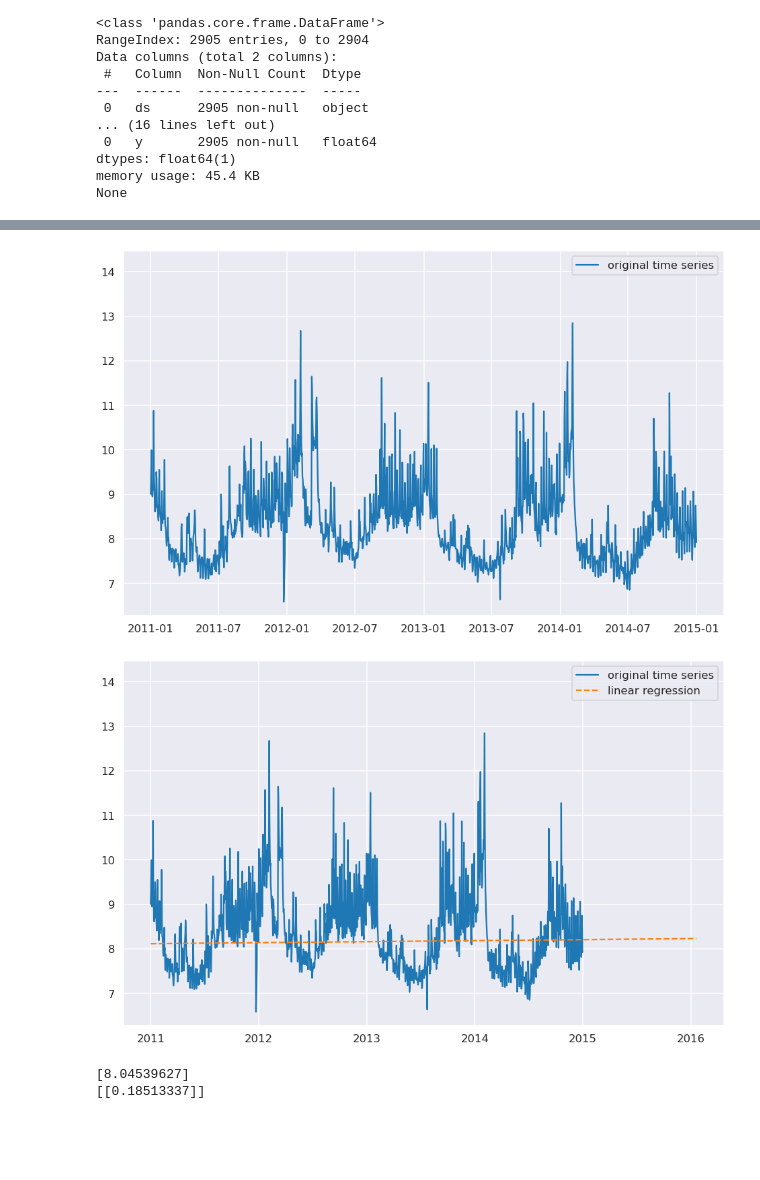
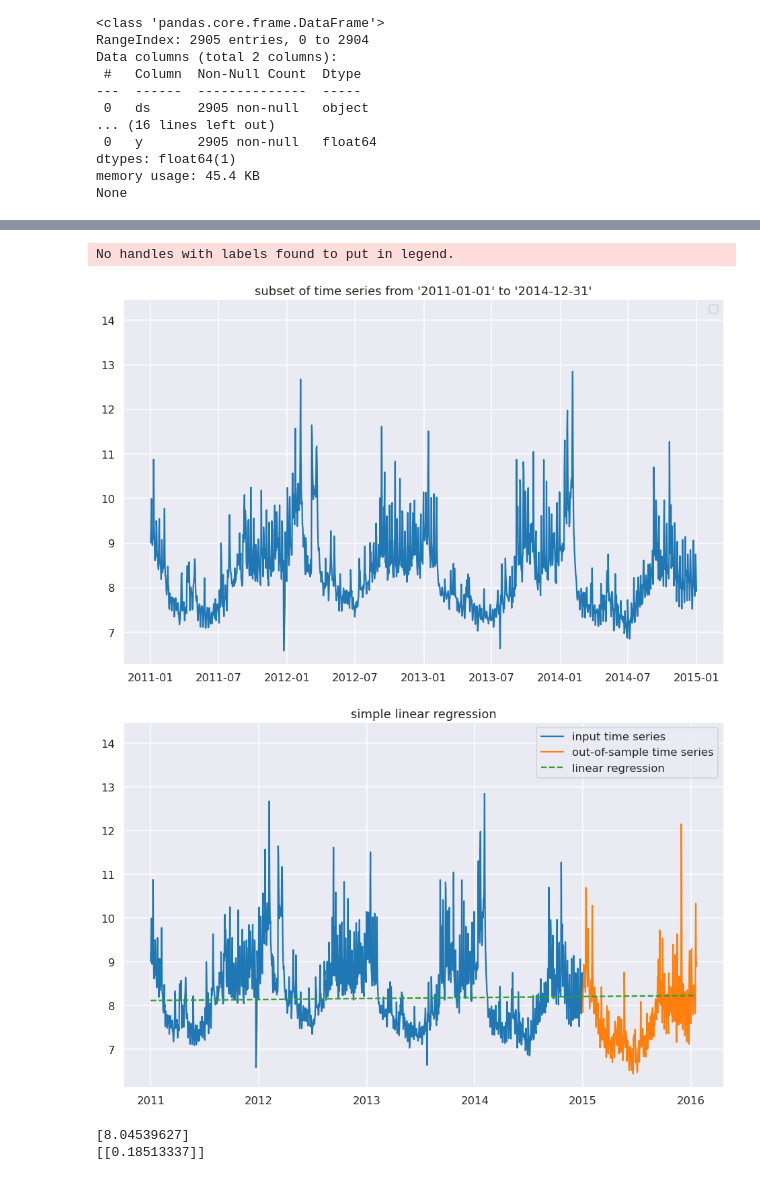
Before and after one commit to hypershotgun/linear_forecast, a Jupyter notebook: lin_frcst.ipynb, the cells around one changed output, grey strips where cells are left out. Cells and saved outputs as stored; diff of their text form; code cells hidden in the pictures; blank space fills up the shorter version.

```diff
--- a/lin_frcst.ipynb
+++ b/lin_frcst.ipynb
@@ -51,15 +65,22 @@ plt.show();
 # %%
 # subsetting the data
 df_sub = df.loc["01-01-2011":"31-12-2014"]
+df_test = df.loc["31-12-2014":]
 # %%
 plt.figure(figsize=(16, 10))
-plt.plot_date(x=df_sub.index, y=df_sub, fmt="-", label="original time series")
+plt.plot_date(
+    x=df_sub.index, y=df_sub, fmt="-",
+)
 plt.legend()
 plt.ylim(top=plt.ylim()[1] * 1.1)  # stretching the top of the plot by 10%
-plt.title("")
+plt.title(
+    f"subset of time series from {df_sub.index[0]:'%Y-%m-%d'} to {df_sub.index[-1]:'%Y-%m-%d'}"
+)
+plt.savefig(f"figs/{next(fig_num)}_subset_time_series.png")
 plt.show();
 # %% [output]
+No handles with labels found to put in legend.
-[figure, old version]
+[figure, new version]
 # %%
 # convert the datetime to floats
 time_scaler = MinMaxScaler()
@@ -76,15 +97,18 @@ predict_time_range = pd.date_range(start=df_sub.index[0], end=df.index[-1], freq
 X_predict = time_scaler.transform(predict_time_range.values.reshape(-1, 1))
 y_predict = reg.predict(X_predict)
 # %%
+# plot the subset with
 plt.figure(figsize=(16, 10))
-plt.plot_date(x=df_sub.index, y=df_sub, fmt="-", label="original time series")
+plt.plot_date(x=df_sub.index, y=df_sub["y"], fmt="-", label="input time series")
+plt.plot_date(x=df_test.index, y=df_test["y"], fmt="-", label="out-of-sample time series")
 plt.plot_date(x=predict_time_range, y=y_predict, fmt="--", label="linear regression")
 plt.legend()
 plt.ylim(top=plt.ylim()[1] * 1.1)  # stretching the top of the plot by 10%
-plt.title("")
+plt.title("simple linear regression")
+plt.savefig(f"figs/{next(fig_num)}_subset_time_series_w_linreg.png")
 plt.show();
 # %% [output]
-[figure, old version]
+[figure, new version]
 # %%
 print(reg.intercept_)
 print(reg.coef_)
```
Also changed, not shown: parts of 5 cells of this notebook, 1 other file.
